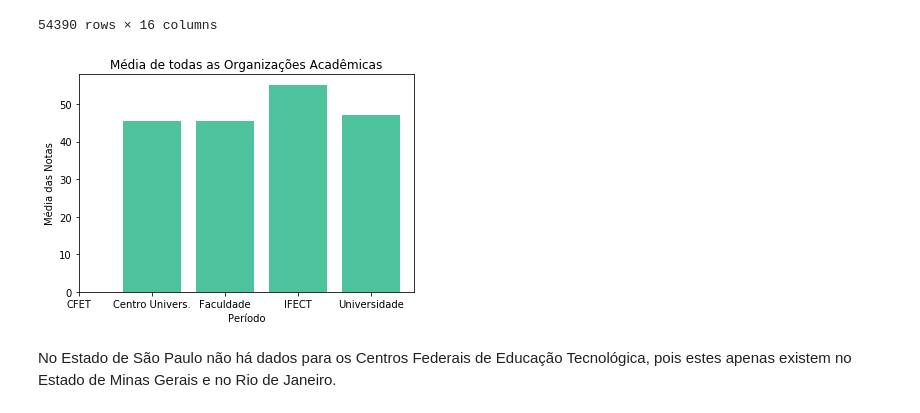
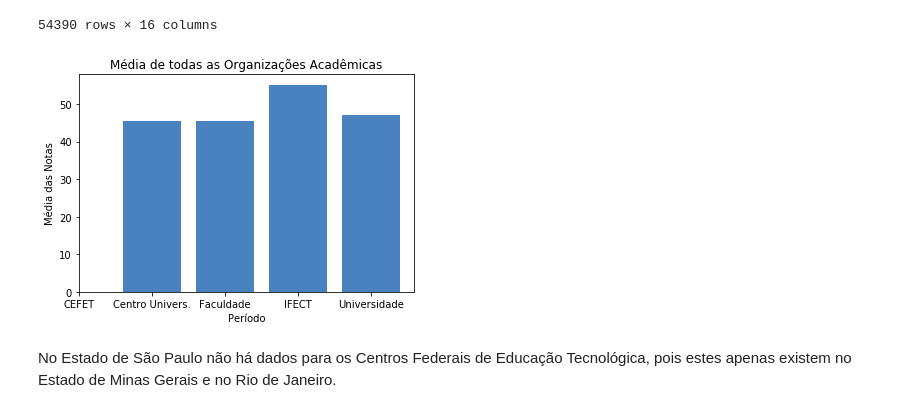
Before and after one commit to edsonbrendon/DataScienceIDD, a Jupyter notebook: Projeto DataScience IDD/DataScienceIDD/DataScience.ipynb, the cells around one changed output. Saved outputs shown, nothing was run; the diff lists cells and outputs as text; code cells hidden in the pictures.

```diff
--- a/Projeto DataScience IDD/DataScienceIDD/DataScience.ipynb
+++ b/Projeto DataScience IDD/DataScienceIDD/DataScience.ipynb
@@ -203,28 +223,28 @@ sp2815 = sp[sp['co_orgacad'] == 10028].mean().nt_ger
 # %%
 # Criando gráfico
 org = ['CEFET',
         'Centro Univers.',
         'Faculdade',
         'IFECT',
         'Universidade']
 quant = [sp1915, sp2015, sp2215, sp2615, sp2815]
-plt.bar(org, quant, color='#4EC29D')
+plt.bar(org, quant, color='#4982BF')
 
 # Aqui definimos as legendas de cada barra no eixo X
 plt.xticks(org)
 
 # A label para o eixo Y
 plt.ylabel('Média das Notas')
 
 # A label para o eixo X
 plt.xlabel('Período')
 
 # O título do gráfico
 plt.title('Média de todas as Organizações Acadêmicas')
 
 # Chamamos o método show() para mostrar o gráfico na tela
 plt.show()
 # %% [output]
-[figure, old version]
+[figure, new version]
 # %% [markdown]
 No Estado de São Paulo não há dados para os Centros Federais de Educação Tecnológica, pois estes apenas existem no Estado de Minas Gerais e no Rio de Janeiro.
```
Also changed, not shown: parts of 19 cells of this notebook.
